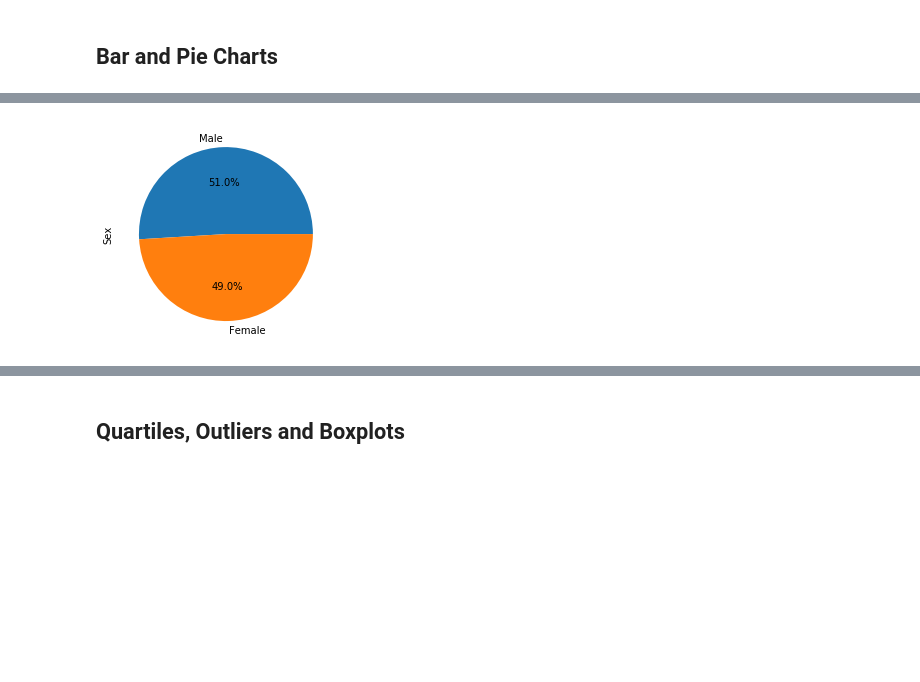
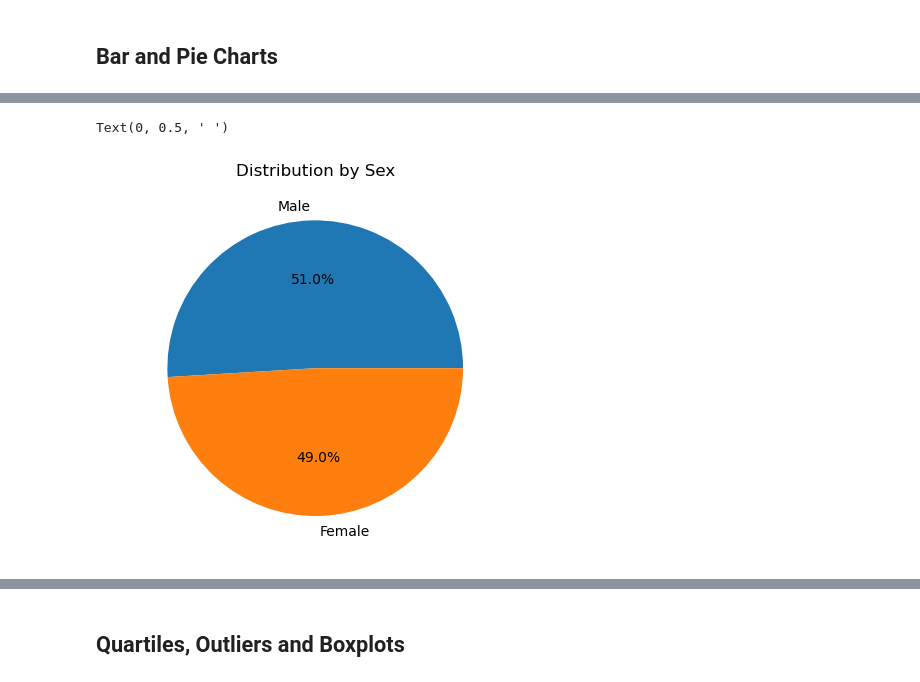
Before and after one commit to rbitas/Matplotlib-challenge, a Jupyter notebook: pymaceuticals_starter.ipynb, the cells around one changed output, grey strips where cells are left out. Drawn from its saved outputs; the diff is of its cells as text; code cells hidden in the pictures; blank space fills up the shorter version.

```diff
--- a/pymaceuticals_starter.ipynb
+++ b/pymaceuticals_starter.ipynb
@@ -173,6 +185,11 @@ plt.show
 # %%
 # Generate a pie plot showing the distribution of female versus male mice using Pandas
+gender_mice_counts = study_cleaned_df["Sex"].value_counts()
+gender_pie_plot= gender_mice_counts.plot(kind= "pie", autopct="%1.1f%%")
+gender_pie_plot.set_title("Distribution by Sex")
+gender_pie_plot.set_ylabel(" ")
 # %% [output]
+Text(0, 0.5, ' ')
-[figure, old version]
+[figure, new version]
 # %%
 # Generate a pie plot showing the distribution of female versus male mice using pyplot
```
Also changed, not shown: parts of 5 cells of this notebook.
